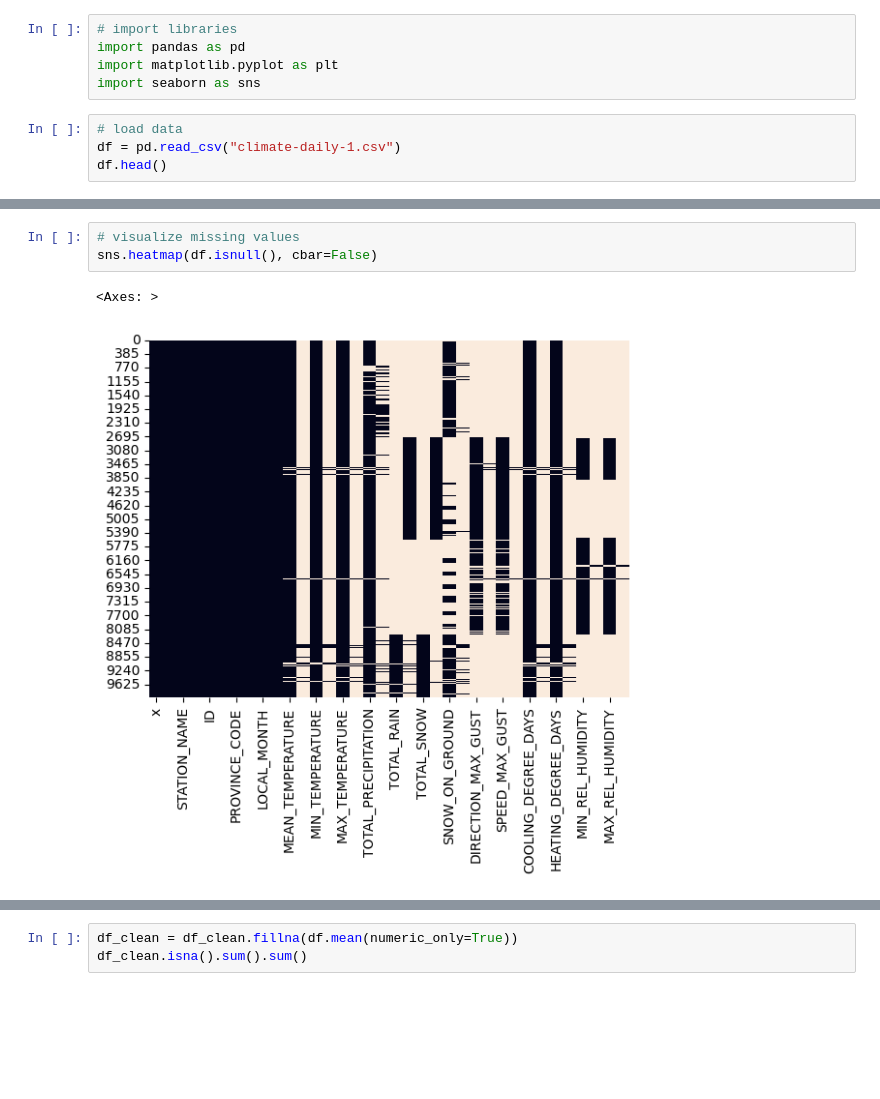
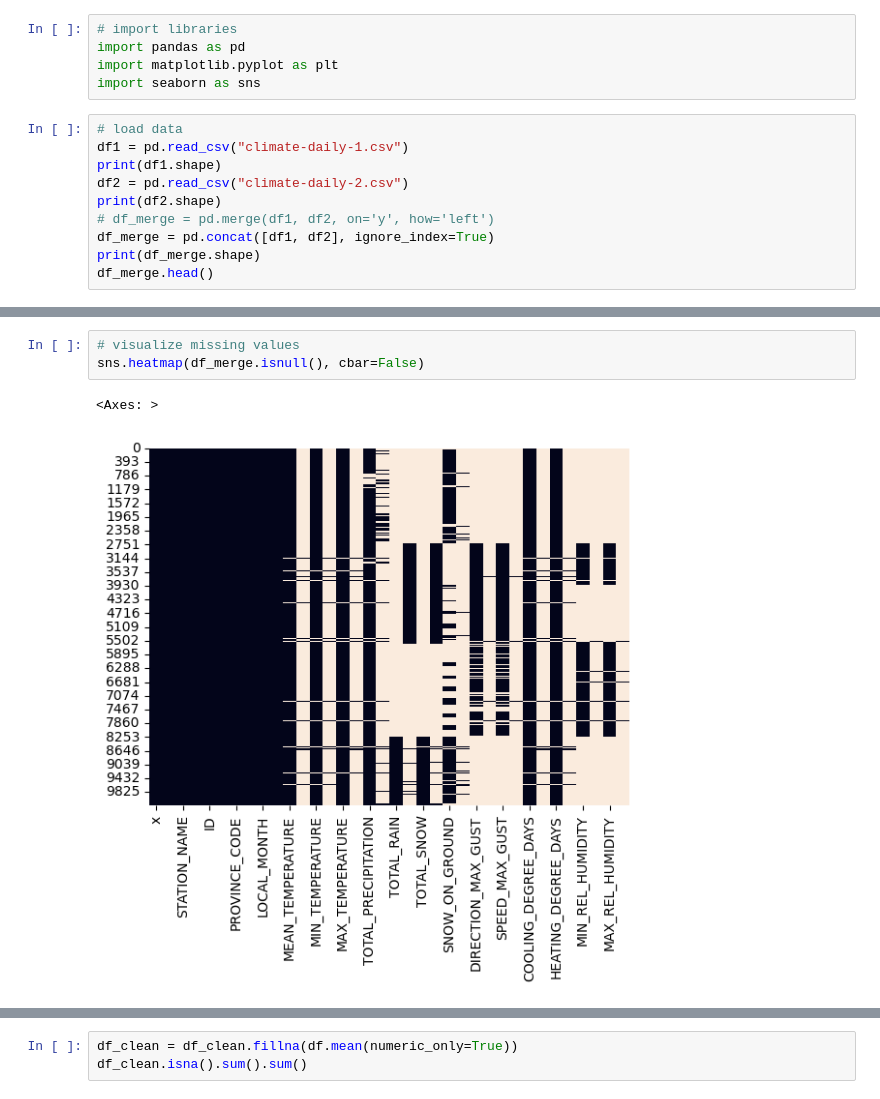
Before and after one commit to ieadoboe/cmsc6950-climate-daily, a Jupyter notebook: eda.ipynb, the cells around one changed output, grey strips where cells are left out. Saved outputs shown, nothing was run; the diff lists cells and outputs as text; blank space fills up the shorter version.

Commit message:
merged data to make it complete

```diff
--- a/eda.ipynb
+++ b/eda.ipynb
@@ -7,6 +7,12 @@ import matplotlib.pyplot as plt
 import seaborn as sns
 # %%
 # load data
-df = pd.read_csv("climate-daily-1.csv")
-df.head()
+df1 = pd.read_csv("climate-daily-1.csv")
+print(df1.shape)
+df2 = pd.read_csv("climate-daily-2.csv")
+print(df2.shape)
+# df_merge = pd.merge(df1, df2, on='y', how='left')
+df_merge = pd.concat([df1, df2], ignore_index=True)
+print(df_merge.shape)
+df_merge.head()
 # %% [output]
@@ -96,8 +101,8 @@ MAX_REL_HUMIDITY_FLAG       9886
 dtype: int64
 # %%
 # visualize missing values
-sns.heatmap(df.isnull(), cbar=False)
+sns.heatmap(df_merge.isnull(), cbar=False)
 # %% [output]
 <Axes: >
-[figure, old version]
+[figure, new version]
 # %%
```
Also changed, not shown: parts of 16 cells of this notebook.
